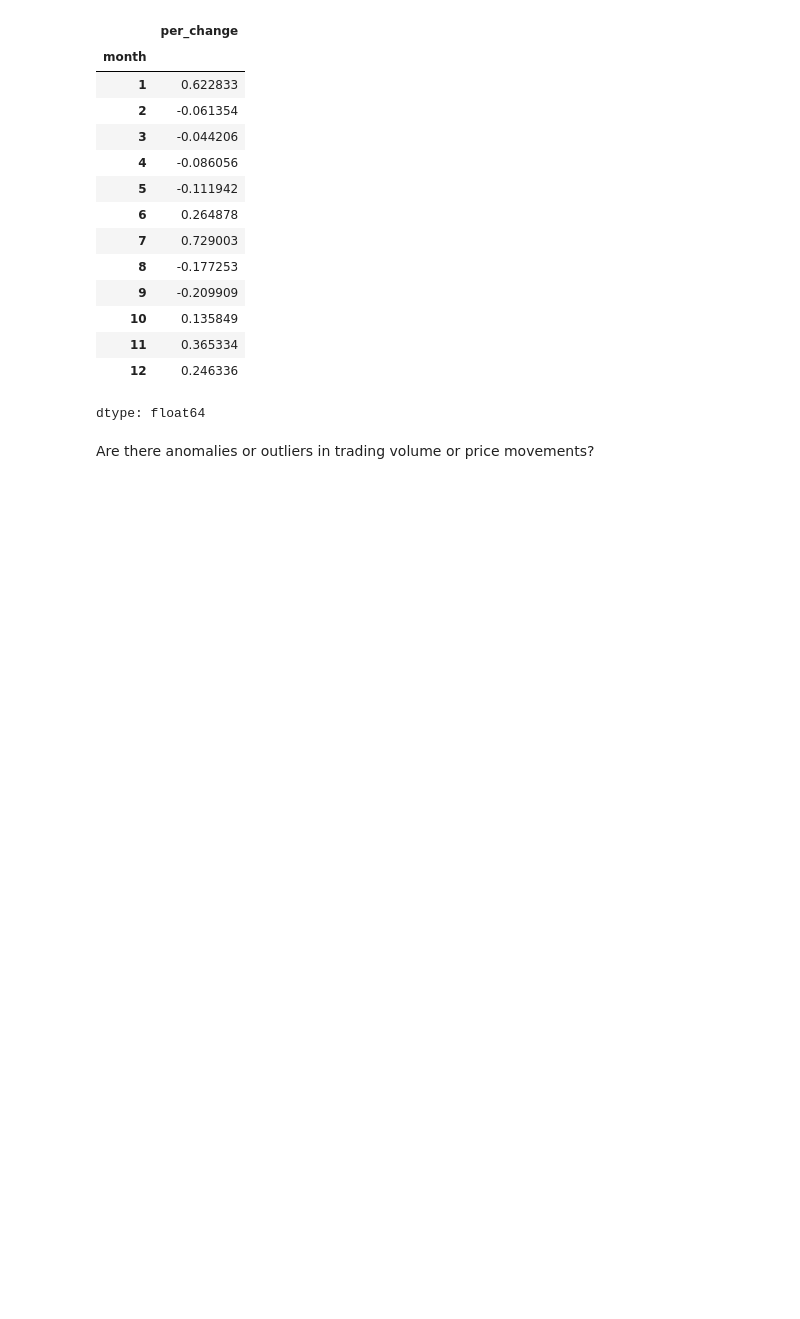
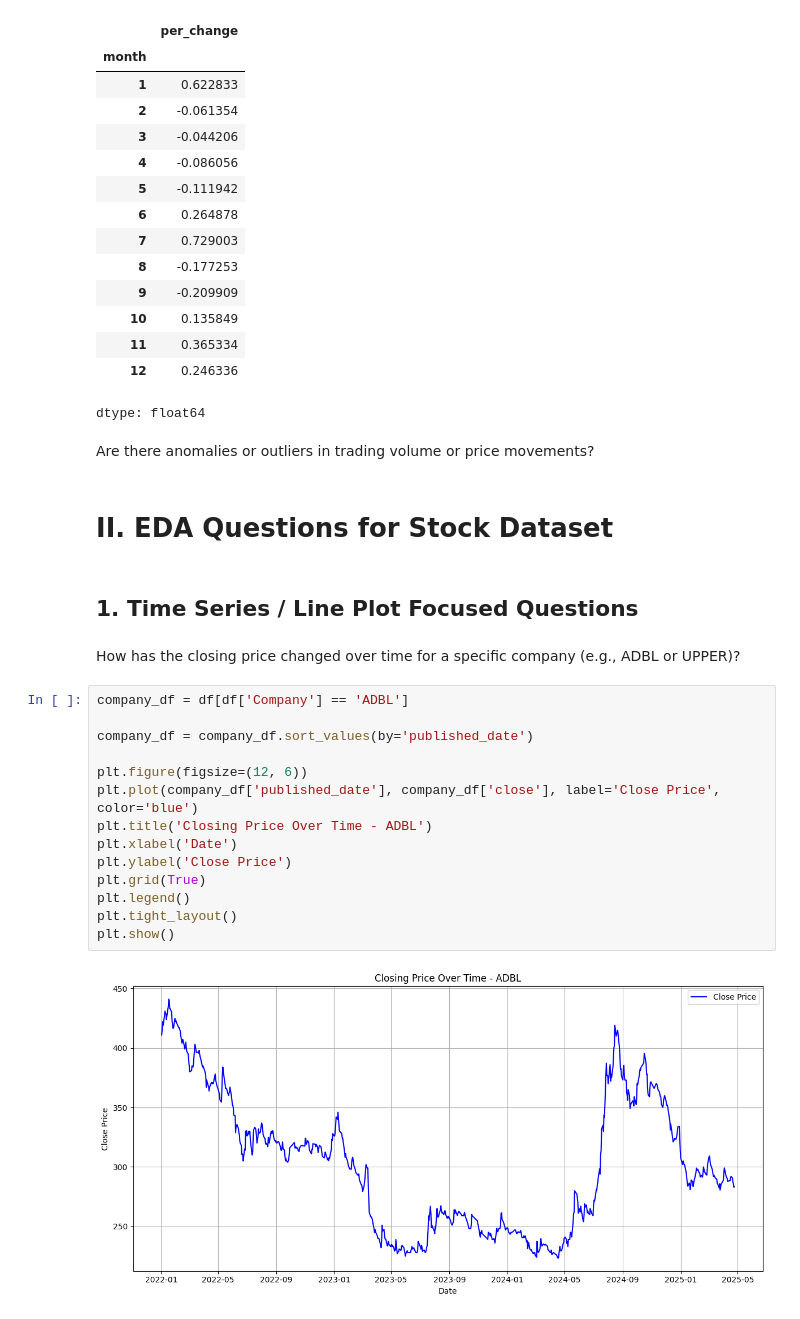
Before and after one commit to SanjayBista1010/Classification, a Jupyter notebook: nepalShare.ipynb, the cells around one changed output. Saved outputs shown, nothing was run; the diff lists cells and outputs as text; blank space fills up the shorter version.

```diff
--- a/nepalShare.ipynb
+++ b/nepalShare.ipynb
@@ -380,3 +382,25 @@ df.groupby('month')['per_change'].mean()
 dtype: float64
 # %% [markdown]
 Are there anomalies or outliers in trading volume or price movements?
+# %% [markdown]
+# II. EDA Questions for Stock Dataset
+# %% [markdown]
+## 1. Time Series / Line Plot Focused Questions
+# %% [markdown]
+How has the closing price changed over time for a specific company (e.g., ADBL or UPPER)?
+# %%
+company_df = df[df['Company'] == 'ADBL']
+
+company_df = company_df.sort_values(by='published_date')
+
+plt.figure(figsize=(12, 6))
+plt.plot(company_df['published_date'], company_df['close'], label='Close Price', color='blue')
+plt.title('Closing Price Over Time - ADBL')
+plt.xlabel('Date')
+plt.ylabel('Close Price')
+plt.grid(True)
+plt.legend()
+plt.tight_layout()
+plt.show()
+# %% [output]
+[figure, added]
```
Also changed, not shown: parts of 1 cell of this notebook.
